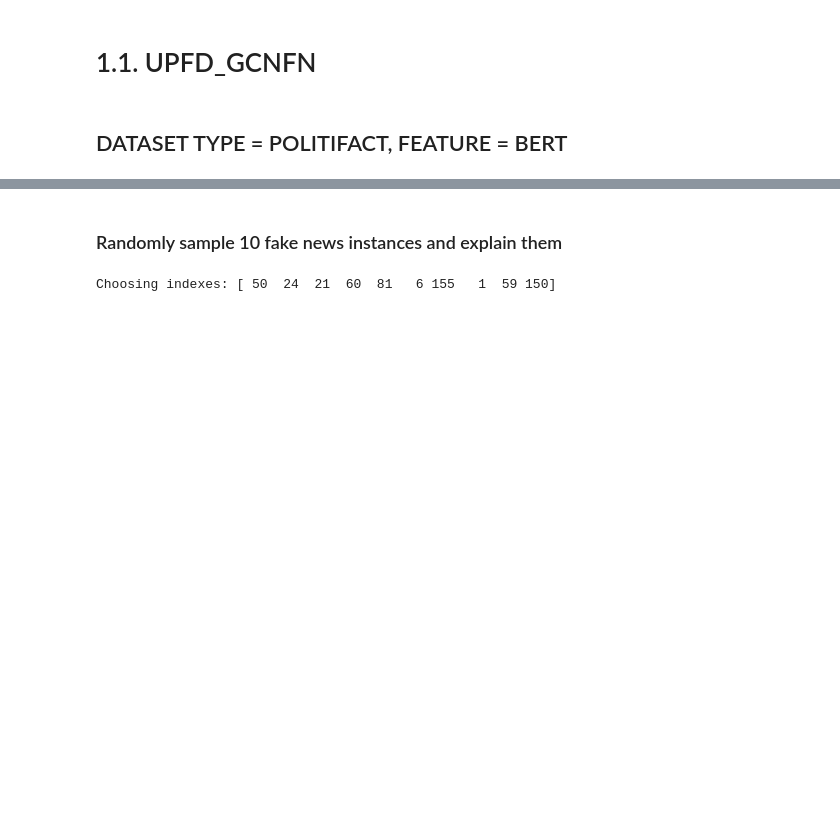
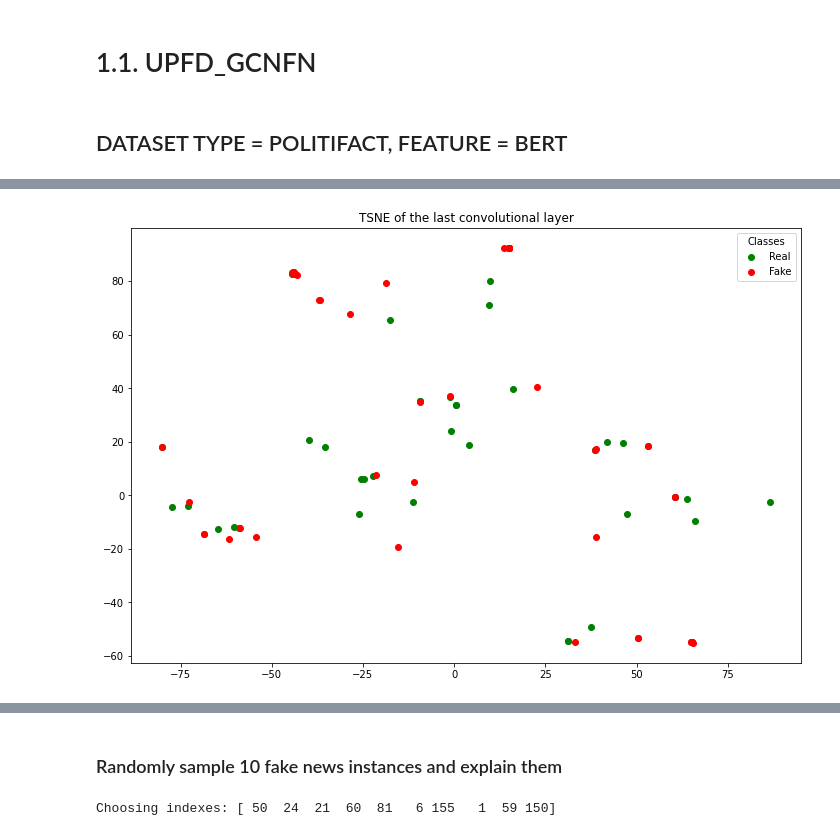
Before and after one commit to sersery35/Explainability_of_FND_Models, a Jupyter notebook: GNNFakeNews/notebooks/UPFD_GCNFN_POL_Notebook.ipynb, the cells around one changed output, grey strips where cells are left out. Saved outputs shown, nothing was run; the diff lists cells and outputs as text; code cells hidden in the pictures; blank space fills up the shorter version.

```diff
--- a/GNNFakeNews/notebooks/UPFD_GCNFN_POL_Notebook.ipynb
+++ b/GNNFakeNews/notebooks/UPFD_GCNFN_POL_Notebook.ipynb
@@ -34,0 +36,4 @@ Test set results: acc: 0.8235, f1_macro: 0.8222, f1_micro: 0.8235,precision: 0.8
+# %%
+model.m_visualize_tsne_of_last_conv_layer()
+# %% [output]
+[figure, added]
```
Also changed, not shown: parts of 9 cells of this notebook, 9 other files.
